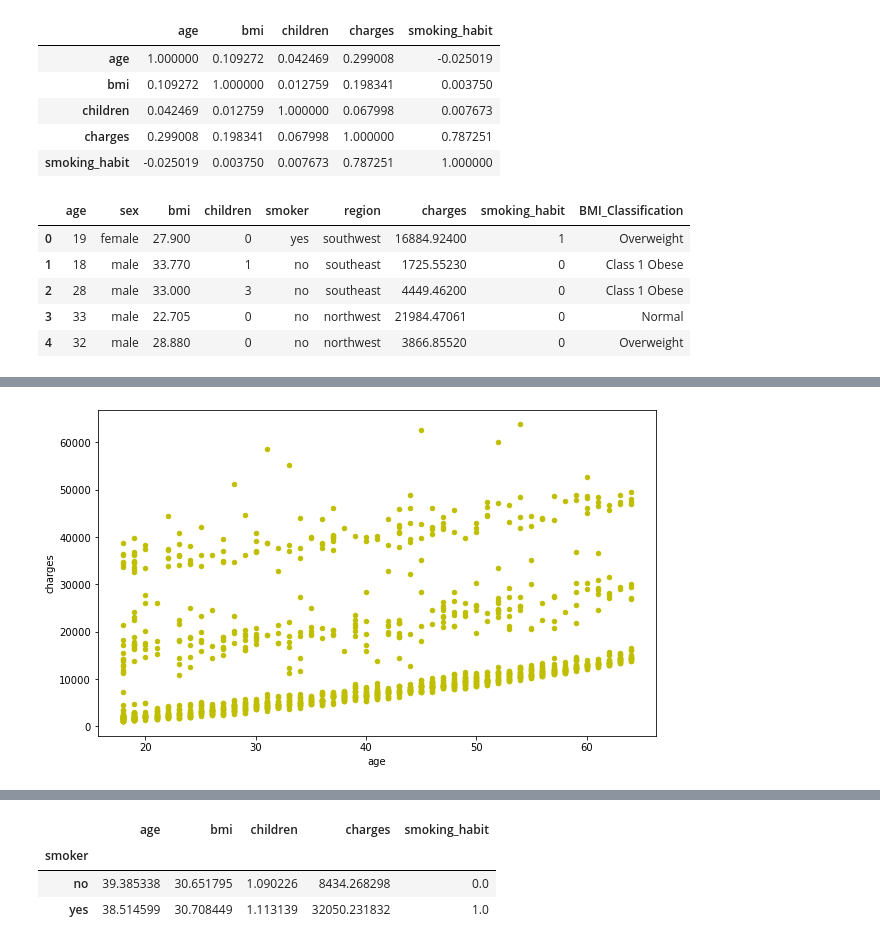
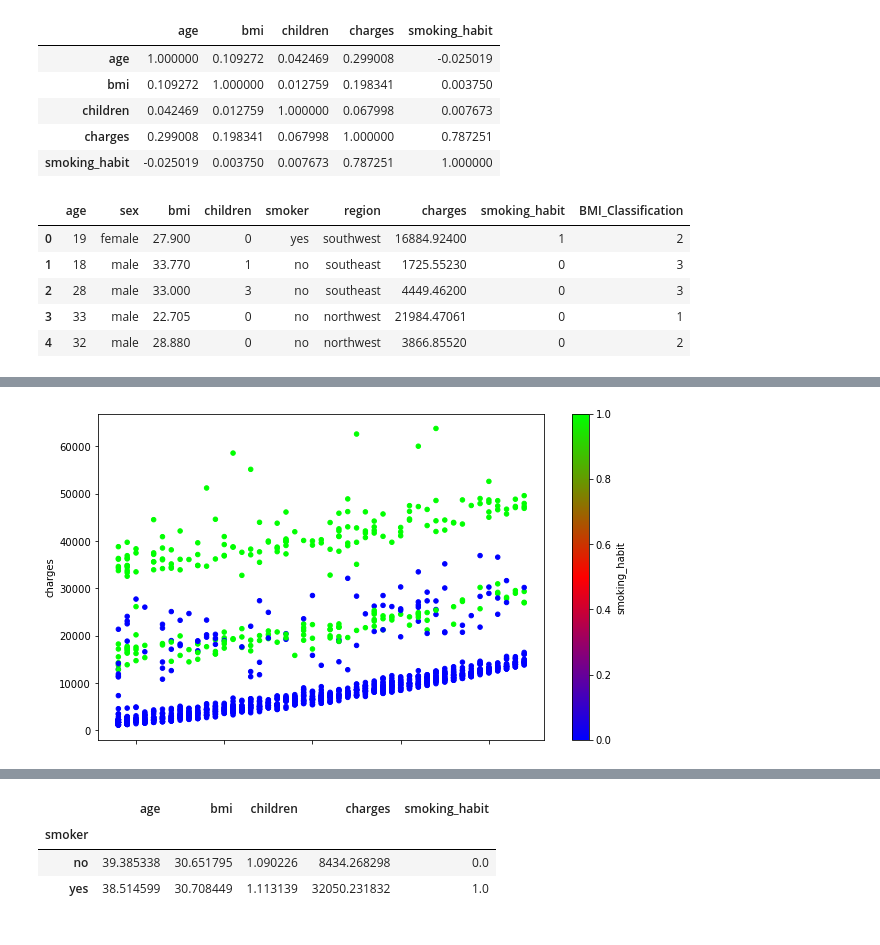
Before and after one commit to tonyzz987/GA, a Jupyter notebook: Hospital Bill EDA.ipynb, the cells around one changed output, grey strips where cells are left out. Cells and saved outputs as stored; diff of their text form; code cells hidden in the pictures.

Commit message:
Add files via upload
Added more colorful and more informative charts

```diff
--- a/Hospital Bill EDA.ipynb
+++ b/Hospital Bill EDA.ipynb
@@ -119,21 +151,26 @@ bill.corr()
 #40 or greater	Morbid Obesity
 condition =[(bill['bmi'] <= 18.5), (bill['bmi'] > 18.5) & (bill['bmi'] <= 24.99),(bill['bmi'] > 24.99) & (bill['bmi'] <= 29.99),
             (bill['bmi'] > 29.99) & (bill['bmi'] <= 34.99), (bill['bmi'] > 34.99) & (bill['bmi'] <= 39.99),(bill['bmi'] > 39.99)]
-values = ['Underweight', 'Normal', 'Overweight', 'Class 1 Obese', 'Class 2 Obese', 'Morbid Obesity']
+values = [0,1,2,3,4,5]
 
 bill['BMI_Classification'] = np.select(condition, values)
+#As for the values:
+#0: 'Underweight', 1:'Normal', 2:'Overweight',
+#3:'Class 1 Obese', 4:'Class 2 Obese', 5:'Morbid Obesity'
 # %%
 bill.head()
 # %% [output]
 |  | age | sex | bmi | children | smoker | region | charges | smoking_habit | BMI_Classification |
-| 0 | 19 | female | 27.900 | 0 | yes | southwest | 16884.92400 | 1 | Overweight |
-| 1 | 18 | male | 33.770 | 1 | no | southeast | 1725.55230 | 0 | Class 1 Obese |
-| 2 | 28 | male | 33.000 | 3 | no | southeast | 4449.46200 | 0 | Class 1 Obese |
-| 3 | 33 | male | 22.705 | 0 | no | northwest | 21984.47061 | 0 | Normal |
-| 4 | 32 | male | 28.880 | 0 | no | northwest | 3866.85520 | 0 | Overweight |
+| 0 | 19 | female | 27.900 | 0 | yes | southwest | 16884.92400 | 1 | 2 |
+| 1 | 18 | male | 33.770 | 1 | no | southeast | 1725.55230 | 0 | 3 |
+| 2 | 28 | male | 33.000 | 3 | no | southeast | 4449.46200 | 0 | 3 |
+| 3 | 33 | male | 22.705 | 0 | no | northwest | 21984.47061 | 0 | 1 |
+| 4 | 32 | male | 28.880 | 0 | no | northwest | 3866.85520 | 0 | 2 |
 # %%
 #There's an obvious trend of as age increase, the medical bill is going to increase
-bill.plot(kind='scatter', x='age', y='charges', color='y', figsize=(10,6));
+#Greens are smokers, blues are non-smokers
+bill.plot(kind='scatter', x='age', y='charges', c='smoking_habit', colormap = 'brg',figsize=(10,6));
+plt.xlabel=['age']
 
 print((bill.corr()['charges']))
 # %% [output]
@@ -145,2 +183,2 @@ smoking_habit    0.787251
 Name: charges, dtype: float64
-[figure, old version]
+[figure, new version]
```
Also changed, not shown: parts of 10 cells of this notebook.
